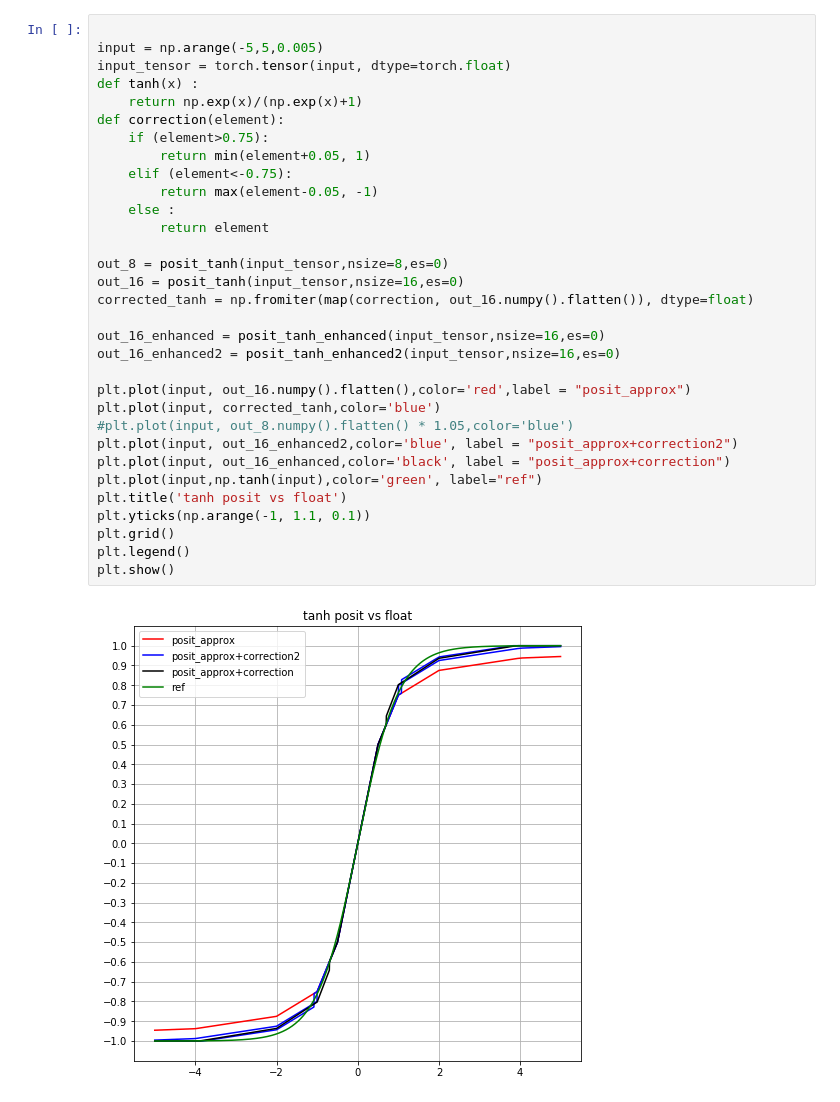
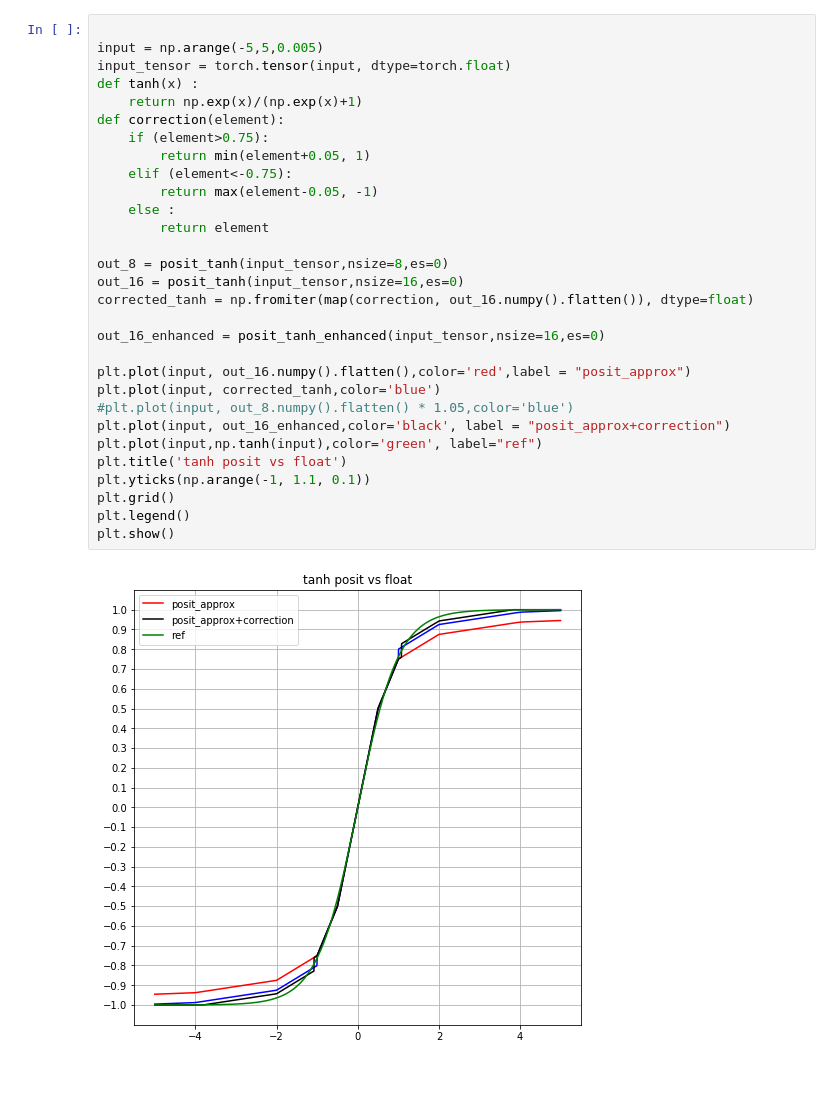
Before and after one commit to Tiiiger/QPyTorch, a Jupyter notebook: examples/tutorial/test_posit_func.ipynb, the cells around one changed output. Drawn from its saved outputs; the diff is of its cells as text.

```diff
--- a/examples/tutorial/test_posit_func.ipynb
+++ b/examples/tutorial/test_posit_func.ipynb
@@ -57,36 +72,34 @@ Loading extension module quant_cuda...
 
 input = np.arange(-5,5,0.005)
 input_tensor = torch.tensor(input, dtype=torch.float)
 def tanh(x) :
     return np.exp(x)/(np.exp(x)+1)
 def correction(element):
     if (element>0.75):
         return min(element+0.05, 1)
     elif (element<-0.75):
         return max(element-0.05, -1)
     else :
         return element
 
 out_8 = posit_tanh(input_tensor,nsize=8,es=0)
 out_16 = posit_tanh(input_tensor,nsize=16,es=0)
 corrected_tanh = np.fromiter(map(correction, out_16.numpy().flatten()), dtype=float)
 
 out_16_enhanced = posit_tanh_enhanced(input_tensor,nsize=16,es=0)
-out_16_enhanced2 = posit_tanh_enhanced2(input_tensor,nsize=16,es=0)
 
 plt.plot(input, out_16.numpy().flatten(),color='red',label = "posit_approx")
 plt.plot(input, corrected_tanh,color='blue')
 #plt.plot(input, out_8.numpy().flatten() * 1.05,color='blue')
-plt.plot(input, out_16_enhanced2,color='blue', label = "posit_approx+correction2")
 plt.plot(input, out_16_enhanced,color='black', label = "posit_approx+correction")
 plt.plot(input,np.tanh(input),color='green', label="ref")
 plt.title('tanh posit vs float')
 plt.yticks(np.arange(-1, 1.1, 0.1))
 plt.grid()
 plt.legend()
 plt.show()
 # %% [output]
-[figure, old version]
+[figure, new version]
 # %%
 plt.plot(input, out_16.numpy().flatten() - np.tanh(input),color='red')
 plt.plot(input, out_16.numpy().flatten() - np.tanh(input),color='blue')
```
Also changed, not shown: parts of 9 cells of this notebook, 11 other files.
